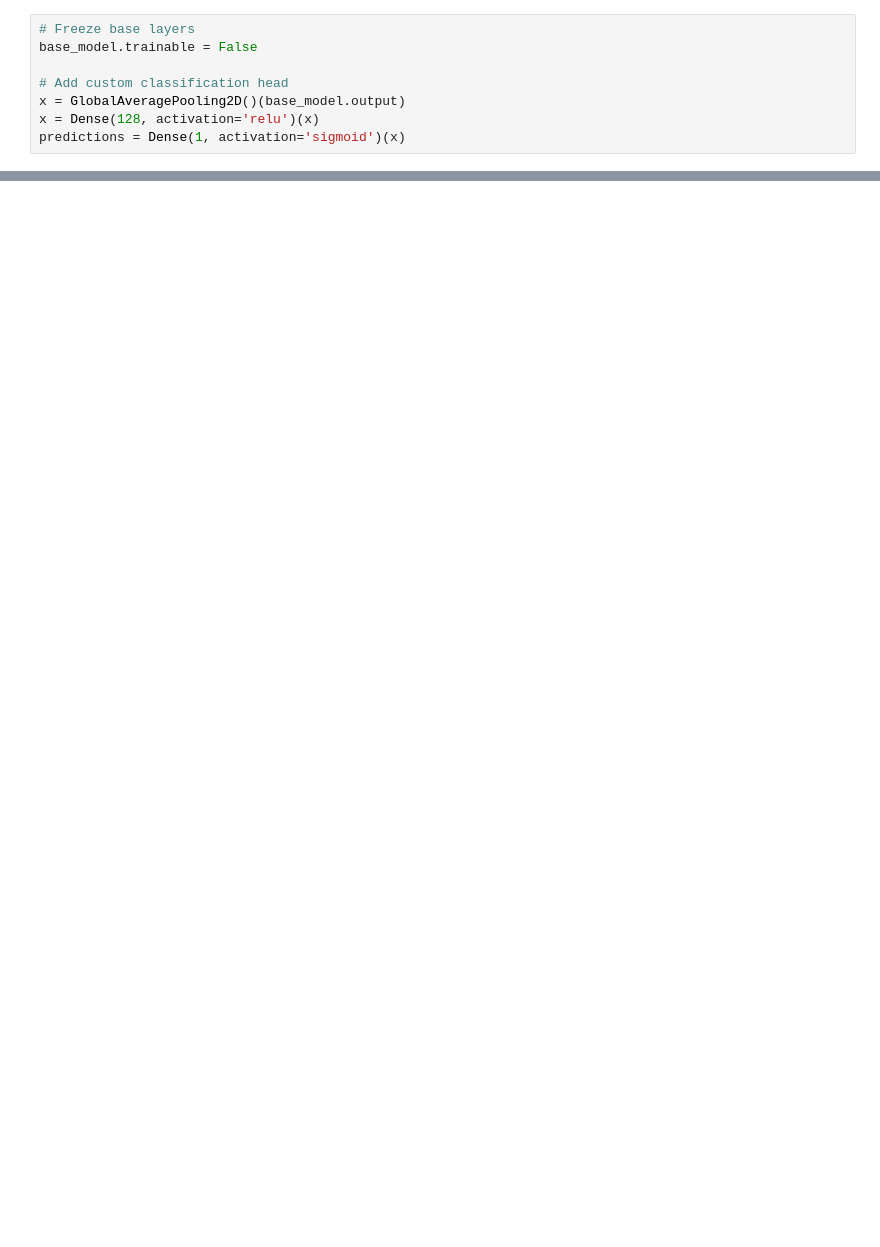
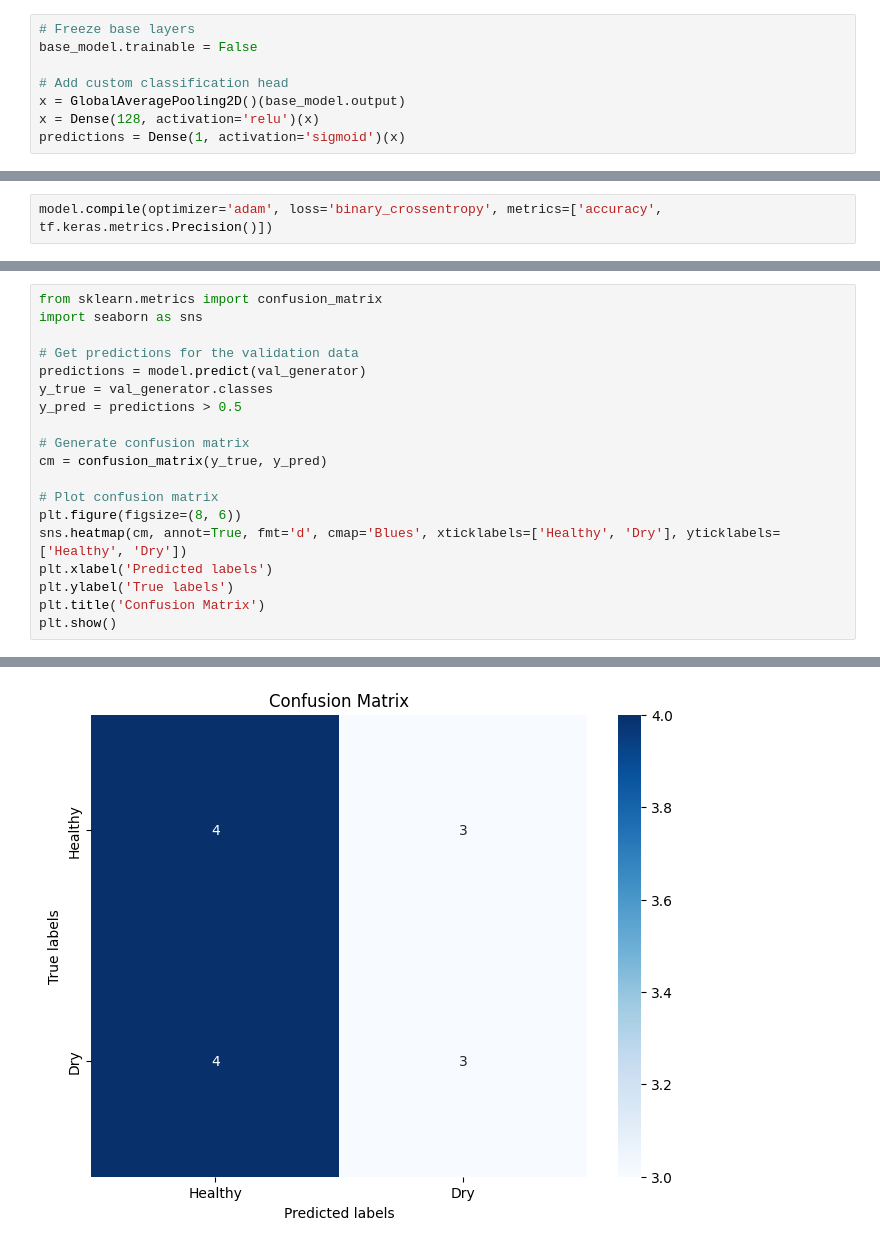
Before and after one commit to Shiyx27/Healthy-Vs-Dry-Plants, a Jupyter notebook: healthy-vs-dry.ipynb, the cells around one changed output, grey strips where cells are left out. Cells and saved outputs as stored; diff of their text form; blank space fills up the shorter version.

```diff
--- a/healthy-vs-dry.ipynb
+++ b/healthy-vs-dry.ipynb
@@ -218,0 +247,2 @@ Predicted label: Healthy
+# %%
+model.compile(optimizer='adam', loss='binary_crossentropy', metrics=['accuracy', tf.keras.metrics.Precision()])
@@ -218,0 +262,20 @@ Predicted label: Healthy
+# %%
+from sklearn.metrics import confusion_matrix
+import seaborn as sns
+
+# Get predictions for the validation data
+predictions = model.predict(val_generator)
+y_true = val_generator.classes
+y_pred = predictions > 0.5
+
+# Generate confusion matrix
+cm = confusion_matrix(y_true, y_pred)
+
+# Plot confusion matrix
+plt.figure(figsize=(8, 6))
+sns.heatmap(cm, annot=True, fmt='d', cmap='Blues', xticklabels=['Healthy', 'Dry'], yticklabels=['Healthy', 'Dry'])
+plt.xlabel('Predicted labels')
+plt.ylabel('True labels')
+plt.title('Confusion Matrix')
+plt.show()
+# %% [output]
@@ -218,0 +283 @@ Predicted label: Healthy
+[figure, added]
```
Also changed, not shown: parts of 14 cells of this notebook.
